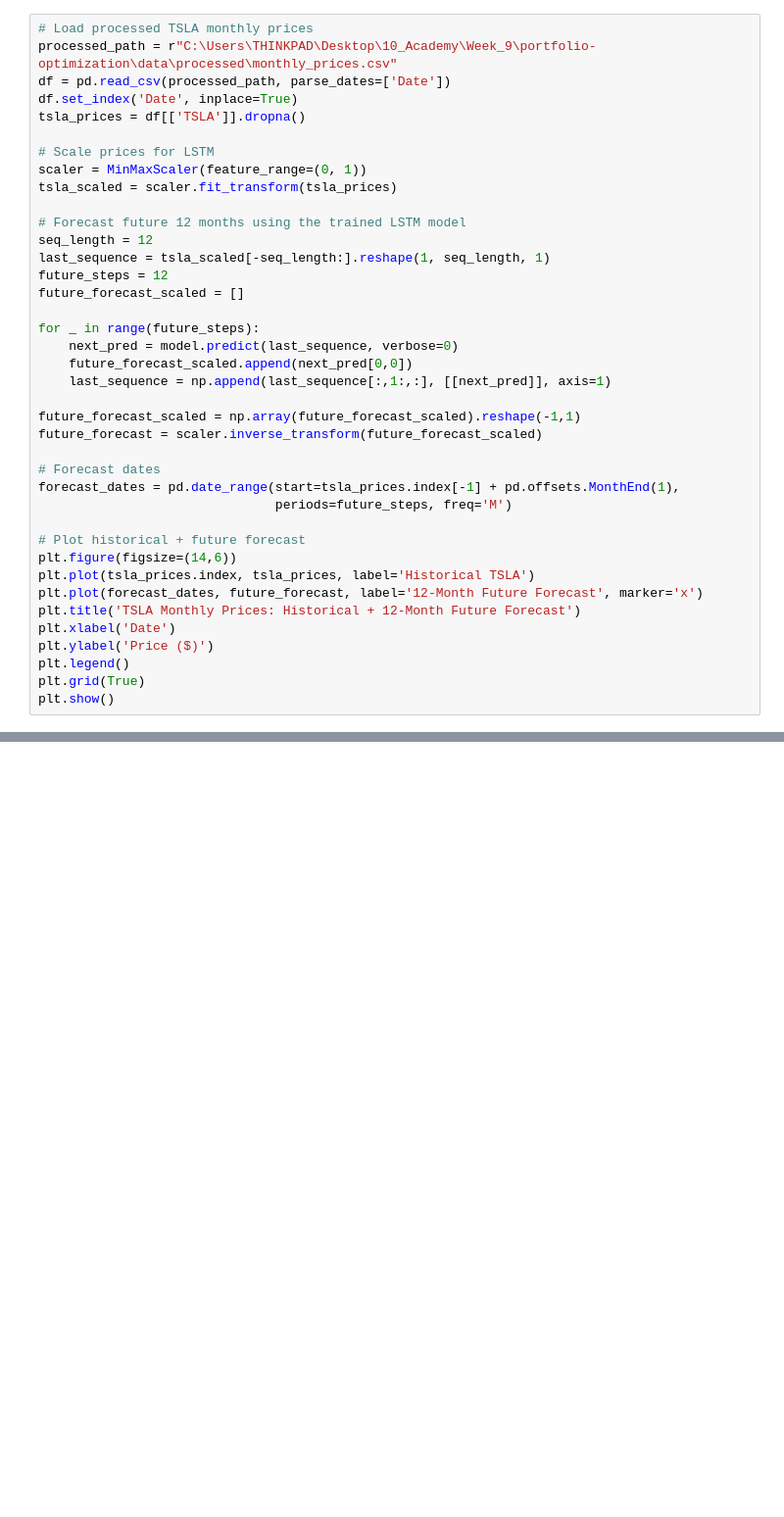
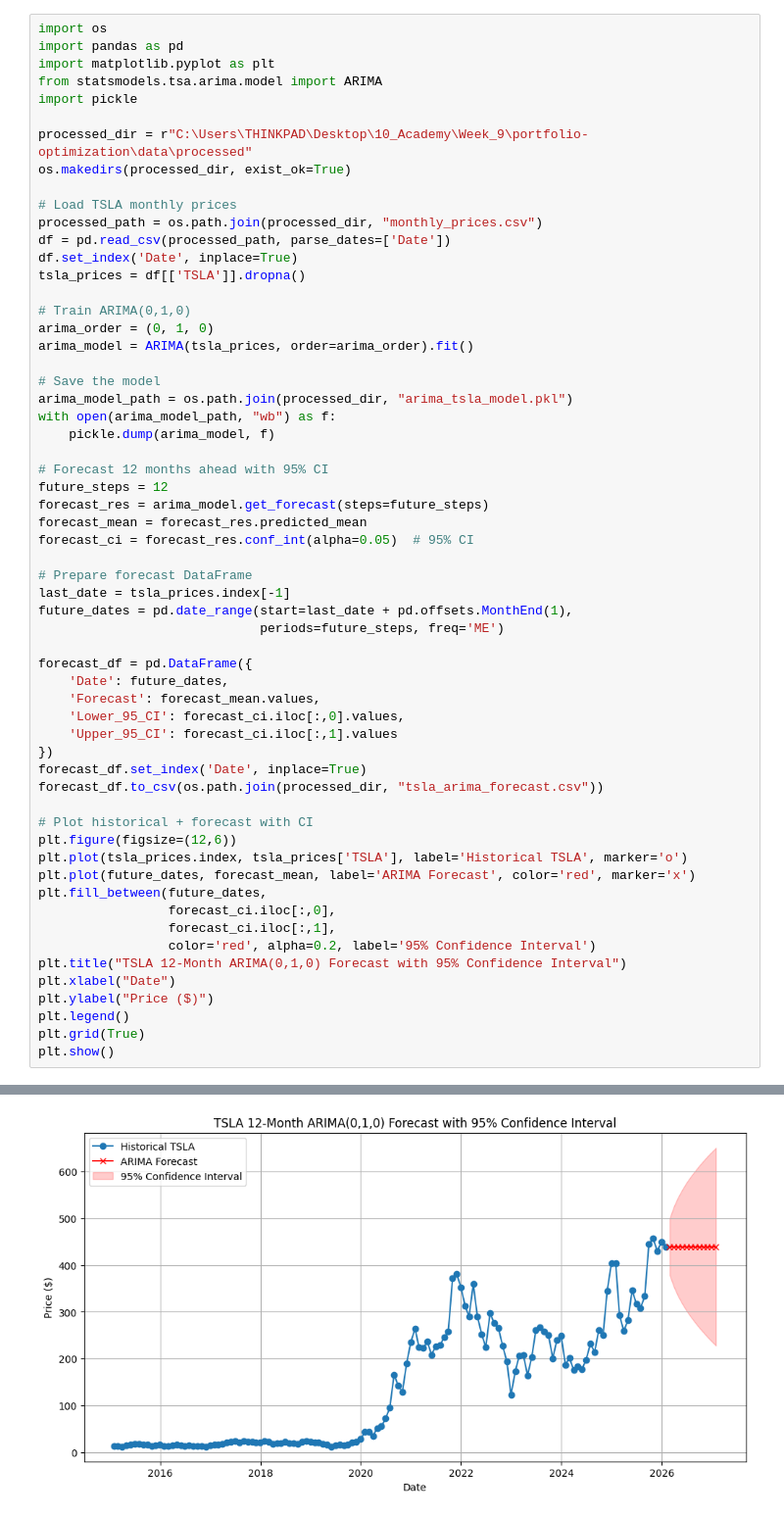
Before and after one commit to ramlla92/Portfolio_optimization, a Jupyter notebook: notebooks/03_forecast_analysis.ipynb, the cells around one changed output, grey strips where cells are left out. Shown at 98% size. Drawn from its saved outputs; the diff is of its cells as text; blank space fills up the shorter version.

Commit message:
saved the forecast analysis

```diff
--- a/notebooks/03_forecast_analysis.ipynb
+++ b/notebooks/03_forecast_analysis.ipynb
@@ -4,39 +1,59 @@ import matplotlib.pyplot as plt
 # %%
-# Load processed TSLA monthly prices
-processed_path = r"C:\Users\THINKPAD\Desktop\10_Academy\Week_9\portfolio-optimization\data\processed\monthly_prices.csv"
+import os
+import pandas as pd
+import matplotlib.pyplot as plt
+from statsmodels.tsa.arima.model import ARIMA
+import pickle
+
+processed_dir = r"C:\Users\THINKPAD\Desktop\10_Academy\Week_9\portfolio-optimization\data\processed"
+os.makedirs(processed_dir, exist_ok=True)
+
+# Load TSLA monthly prices
+processed_path = os.path.join(processed_dir, "monthly_prices.csv")
 df = pd.read_csv(processed_path, parse_dates=['Date'])
 df.set_index('Date', inplace=True)
 tsla_prices = df[['TSLA']].dropna()
 
-# Scale prices for LSTM
-scaler = MinMaxScaler(feature_range=(0, 1))
-tsla_scaled = scaler.fit_transform(tsla_prices)
+# Train ARIMA(0,1,0)
+arima_order = (0, 1, 0)
+arima_model = ARIMA(tsla_prices, order=arima_order).fit()
 
-# Forecast future 12 months using the trained LSTM model
-seq_length = 12
-last_sequence = tsla_scaled[-seq_length:].reshape(1, seq_length, 1)
+# Save the model
+arima_model_path = os.path.join(processed_dir, "arima_tsla_model.pkl")
+with open(arima_model_path, "wb") as f:
+    pickle.dump(arima_model, f)
+
+# Forecast 12 months ahead with 95% CI
 future_steps = 12
-future_forecast_scaled = []
+forecast_res = arima_model.get_forecast(steps=future_steps)
+forecast_mean = forecast_res.predicted_mean
+forecast_ci = forecast_res.conf_int(alpha=0.05)  # 95% CI
 
-for _ in range(future_steps):
-    next_pred = model.predict(last_sequence, verbose=0)
-    future_forecast_scaled.append(next_pred[0,0])
-    last_sequence = np.append(last_sequence[:,1:,:], [[next_pred]], axis=1)
+# Prepare forecast DataFrame
+last_date = tsla_prices.index[-1]
+future_dates = pd.date_range(start=last_date + pd.offsets.MonthEnd(1),
+                             periods=future_steps, freq='ME')
 
-future_forecast_scaled = np.array(future_forecast_scaled).reshape(-1,1)
-future_forecast = scaler.inverse_transform(future_forecast_scaled)
+forecast_df = pd.DataFrame({
+    'Date': future_dates,
+    'Forecast': forecast_mean.values,
+    'Lower_95_CI': forecast_ci.iloc[:,0].values,
+    'Upper_95_CI': forecast_ci.iloc[:,1].values
+})
+forecast_df.set_index('Date', inplace=True)
+forecast_df.to_csv(os.path.join(processed_dir, "tsla_arima_forecast.csv"))
 
-# Forecast dates
-forecast_dates = pd.date_range(start=tsla_prices.index[-1] + pd.offsets.MonthEnd(1),
-                               periods=future_steps, freq='M')
-
-# Plot historical + future forecast
-plt.figure(figsize=(14,6))
-plt.plot(tsla_prices.index, tsla_prices, label='Historical TSLA')
-plt.plot(forecast_dates, future_forecast, label='12-Month Future Forecast', marker='x')
-plt.title('TSLA Monthly Prices: Historical + 12-Month Future Forecast')
-plt.xlabel('Date')
-plt.ylabel('Price ($)')
+# Plot historical + forecast with CI
+plt.figure(figsize=(12,6))
+plt.plot(tsla_prices.index, tsla_prices['TSLA'], label='Historical TSLA', marker='o')
+plt.plot(future_dates, forecast_mean, label='ARIMA Forecast', color='red', marker='x')
+plt.fill_between(future_dates,
+                 forecast_ci.iloc[:,0],
+                 forecast_ci.iloc[:,1],
+                 color='red', alpha=0.2, label='95% Confidence Interval')
+plt.title("TSLA 12-Month ARIMA(0,1,0) Forecast with 95% Confidence Interval")
+plt.xlabel("Date")
+plt.ylabel("Price ($)")
 plt.legend()
 plt.grid(True)
 plt.show()
@@ -44,0 +61 @@ NameError: name 'arima_model' is not defined
+[figure, added]
```
Also changed, not shown: parts of 7 cells of this notebook.
